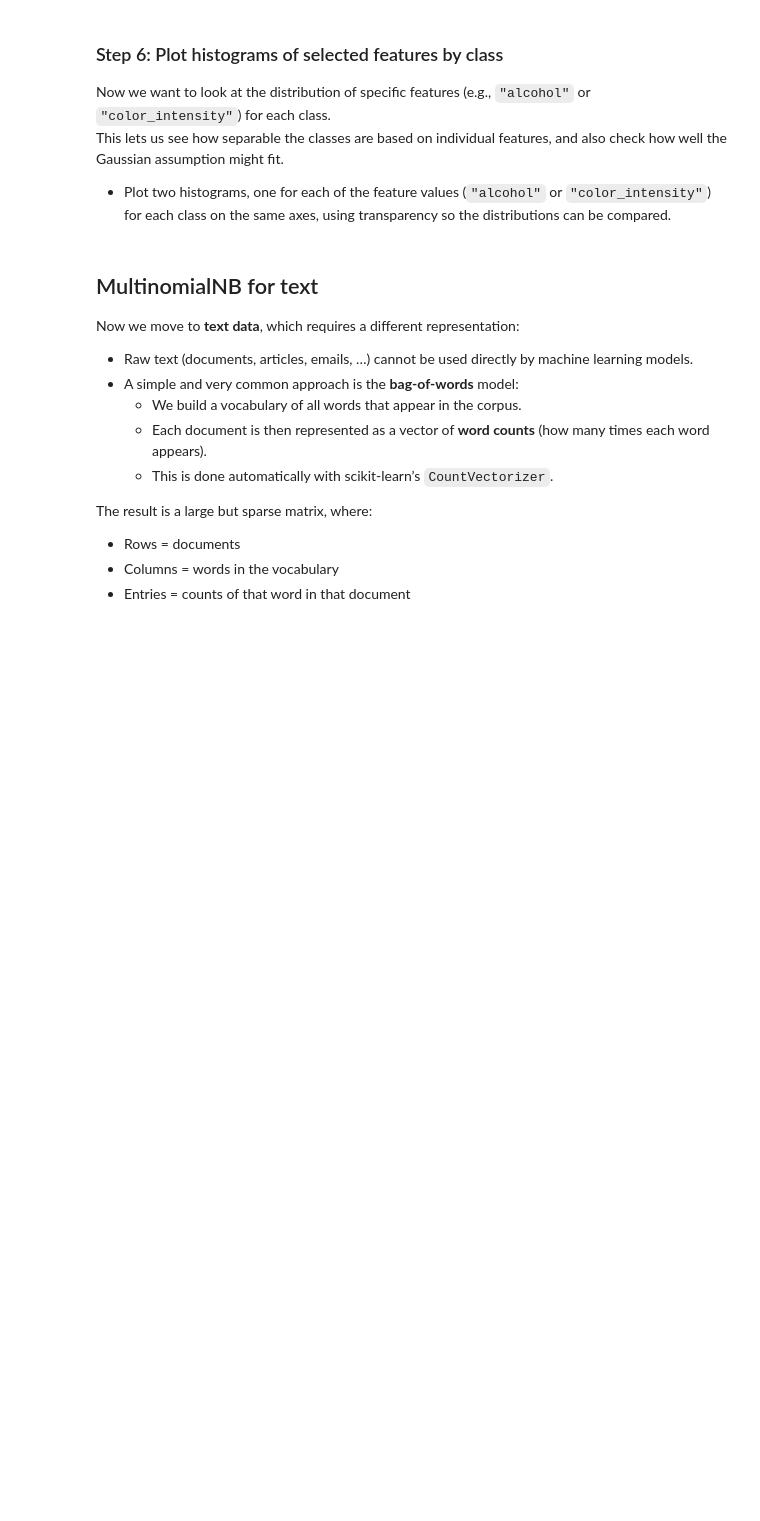
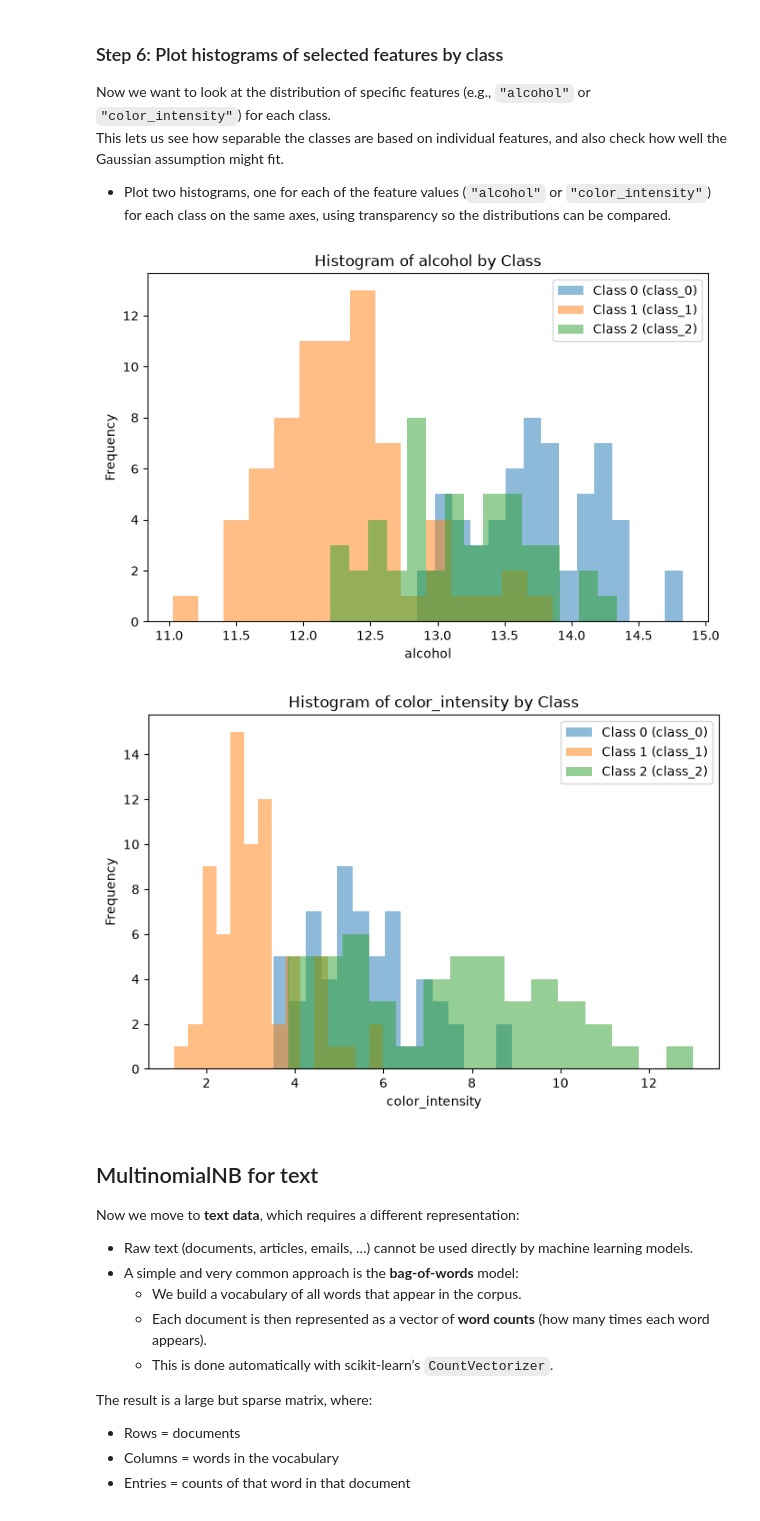
Before and after one commit to altamirano146080/foundations-machine-learning-practices, a Jupyter notebook: Practice_01/01_02_Naive_Bayes.ipynb, the cells around one changed output. Cells and saved outputs as stored; diff of their text form; code cells hidden in the pictures; blank space fills up the shorter version.

```diff
--- a/Practice_01/01_02_Naive_Bayes.ipynb
+++ b/Practice_01/01_02_Naive_Bayes.ipynb
@@ -28,10 +28,12 @@ import pandas as pd
 from sklearn.datasets import load_wine
 wine = load_wine(as_frame=True)
 df = wine.frame
-print(df.info())
-print(df.head())
+#print(df.info())
+#print(df.head())
 
-X = df[:-1]
-print(X.head())
+X = df.iloc[:,:-1]
+#print(X.head())
 y = df['target']
+#print(y.head)
 y_names = wine.target_names
+#print(y_names)
@@ -62,5 +46,16 @@ Data columns (total 14 columns):
 - Print the learned class labels via `.classes_`.
 - Compute the percentage of correctly classified instances on the same data
 # %%
-impo
+from sklearn.naive_bayes import GaussianNB
+#- Create an instance of `GaussianNB()`.
 gNB = GaussianNB()
+#- Train the model with the data
+gNB.fit(X, y)
+#- Print the predicted classes for the data
+predictions = gNB.predict(X)
+print(predictions)
+#- Print the learned class labels via `.classes_`.
+print(gNB.classes_)
+#- Compute the percentage of correctly classified instances on the same data
+accuracy = gNB.score(X, y)
+print(f"Accuracy: {accuracy:.2%}")
@@ -123,6 +195,25 @@ Now we want to look at the distribution of specific features (e.g., `"alcohol"`
 This lets us see how separable the classes are based on individual features, and also check how well the Gaussian assumption might fit.
 
 - Plot two histograms, one for each of the feature values (`"alcohol"` or `"color_intensity"`) for each class on the same axes, using transparency so the distributions can be compared.
+# %%
+#- Plot two histograms, one for each of the feature values (`"alcohol"` or `"color_intensity"`)
+#  for each class on the same axes, using transparency so the distributions can be compared.
+import matplotlib.pyplot as plt
+features_to_plot = ["alcohol", "color_intensity"]
+for feature in features_to_plot:
+    plt.figure(figsize=(8, 5))
+    for class_label in gNB.classes_:
+        mask = (y == class_label)
+        subset = df[mask]
+        plt.hist(subset[feature], alpha=0.5, label=f'Class {class_label} ({y_names[class_label]})', bins=15)
+    plt.title(f'Histogram of {feature} by Class')
+    plt.xlabel(feature)
+    plt.ylabel('Frequency')
+    plt.legend()
+    plt.show()
+# %% [output]
+[figure, added]
+[figure, added]
 # %% [markdown]
 ## MultinomialNB for text
 
```
Also changed, not shown: parts of 10 cells of this notebook, 2 other files.
